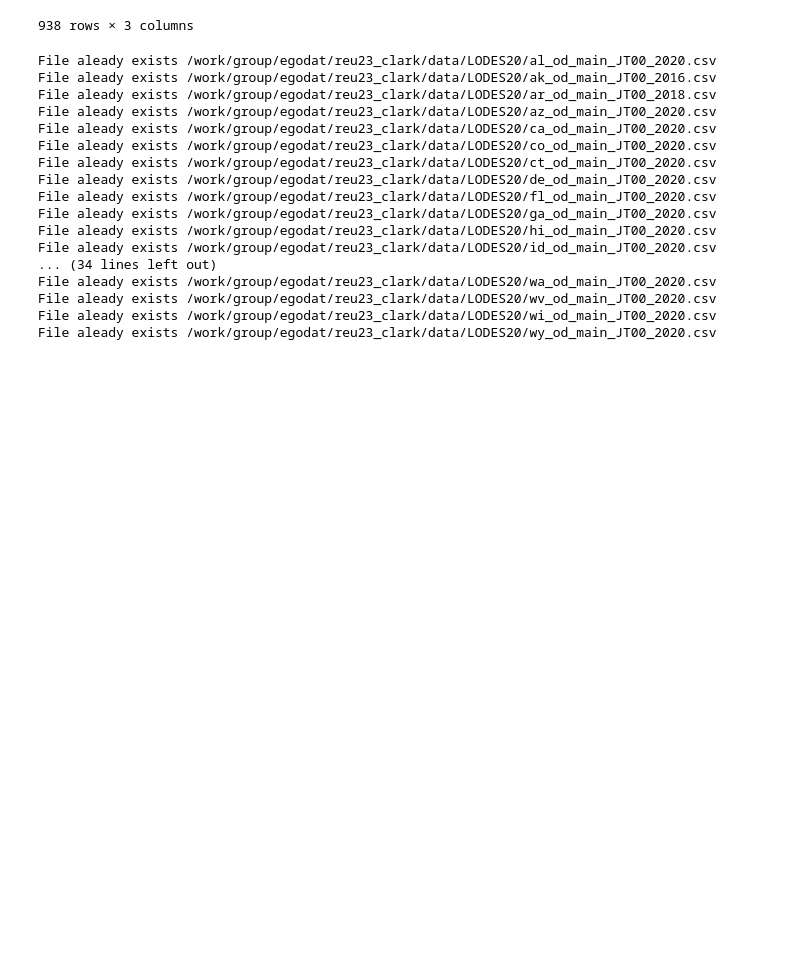
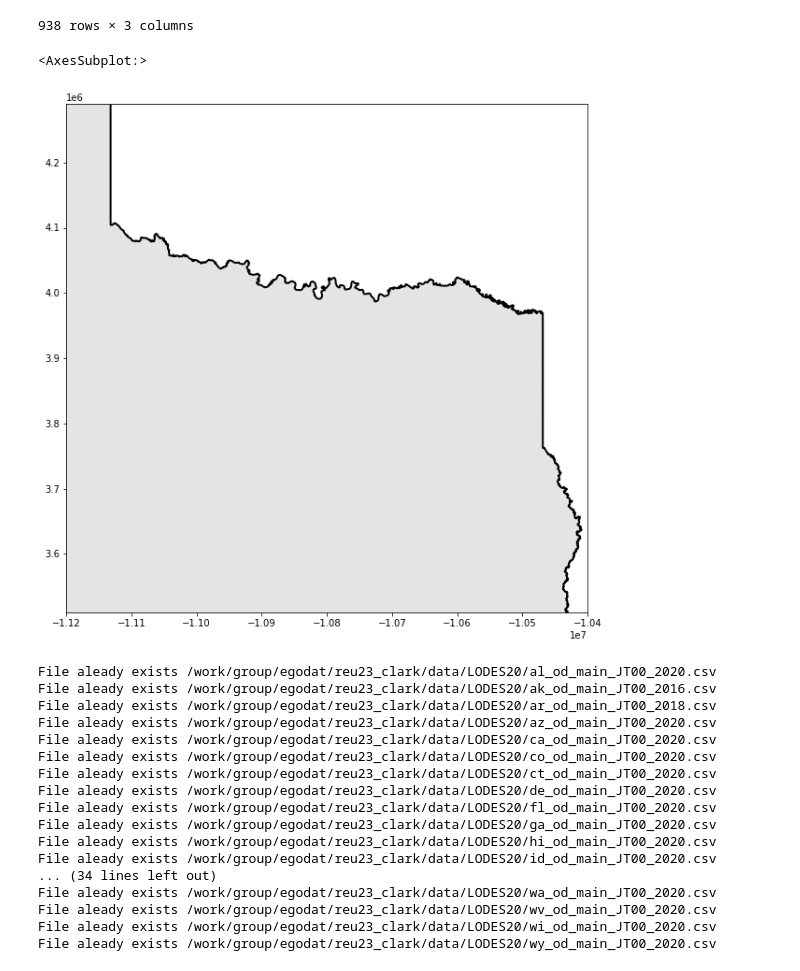
Before and after one commit to ElliottGAbel/Liminal_Cities, a Jupyter notebook: project.ipynb, the cells around one changed output. Saved outputs shown, nothing was run; the diff lists cells and outputs as text; code cells hidden in the pictures; blank space fills up the shorter version.

```diff
--- a/project.ipynb
+++ b/project.ipynb
@@ -73,3 +89,8 @@ def plotUS():
+# %%
+plotDFW()
+# %% [output]
+<AxesSubplot:>
+[figure, added]
 # %%
 #Download LODES data for orgin-destination travel (how many people commute from place X to place Y)
 
```
Also changed, not shown: parts of 18 cells of this notebook, 23 other files.
